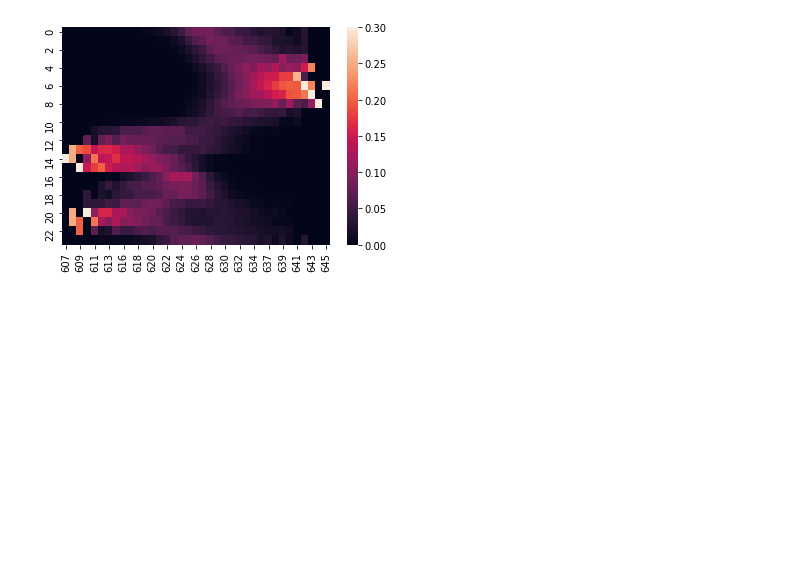
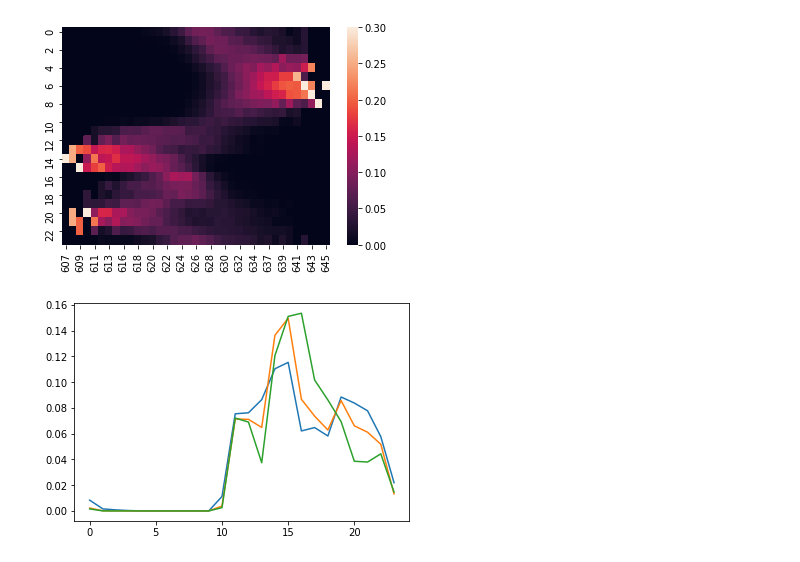
Before and after one commit to fugashy/probabilistic_robotics_simulator, a Jupyter notebook: notebooks/bayes_estimation_playground.ipynb, the cells around one changed output. Cells and saved outputs as stored; diff of their text form; code cells hidden in the pictures; blank space fills up the shorter version.

Commit message:
Modify to show posterior

```diff
--- a/notebooks/bayes_estimation_playground.ipynb
+++ b/notebooks/bayes_estimation_playground.ipynb
@@ -66,3 +100,16 @@ shape of cond_t_z = (24, 37)
 sum of cond_t_z = 37.0
 sum of cond_t_z[0] = 1.0
 [figure]
+# %%
+importlib.reload(bayes_estimation_helper)
+from bayes_estimation_helper import BayesianFilter
+import copy
+bf = BayesianFilter(cond_z_t)
+updated_p_t = copy.deepcopy(p_t)
+# 15時あたりのセンサ値を与えて，それが観測されたと思われる時間を推定する(15時あたりがピークだと良いな)
+for z in [620, 622, 624]:
+    updated_p_t = bf.update(z, updated_p_t)
+    plt.plot(updated_p_t)
+plt.show()
+# %% [output]
+[figure, added]
```
Also changed, not shown: parts of 4 cells of this notebook.
